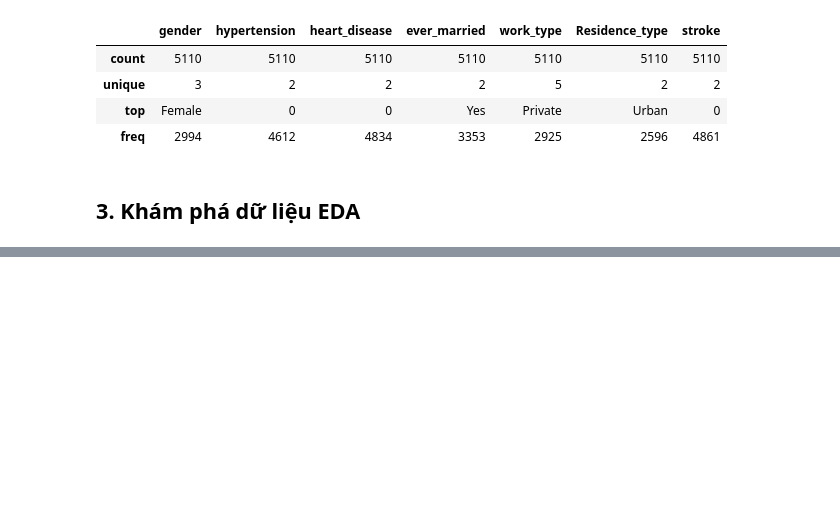
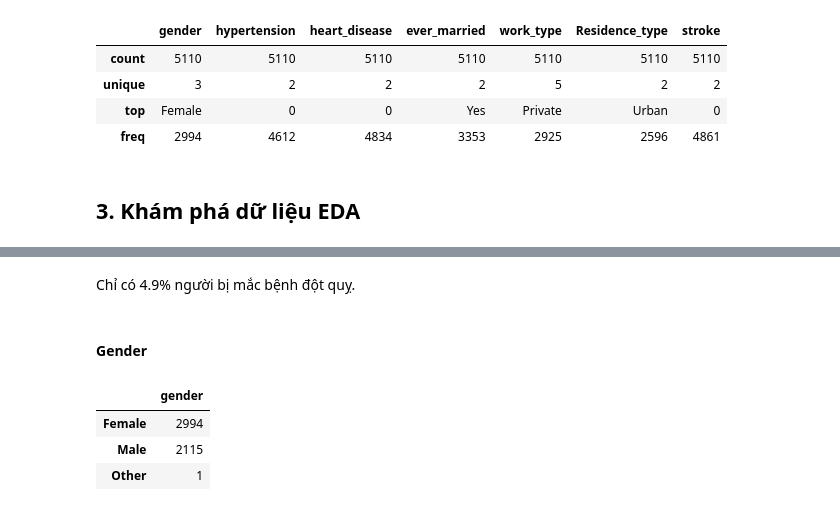
Before and after one commit to mnnam1302/Healthcare_Stroke, a Jupyter notebook: healthcare_stroke.ipynb, the cells around one changed output, grey strips where cells are left out. Saved outputs shown, nothing was run; the diff lists cells and outputs as text; code cells hidden in the pictures; blank space fills up the shorter version.

```diff
--- a/healthcare_stroke.ipynb
+++ b/healthcare_stroke.ipynb
@@ -138,0 +161,11 @@ patient_df.describe(include='category')
+# %% [markdown]
+Chỉ có 4.9% người bị mắc bệnh đột quỵ.
+# %% [markdown]
+#### Gender
+# %%
+patient_df['gender'].value_counts().to_frame()
+# %% [output]
+|  | gender |
+| Female | 2994 |
+| Male | 2115 |
+| Other | 1 |
```
Also changed, not shown: parts of 10 cells of this notebook.
